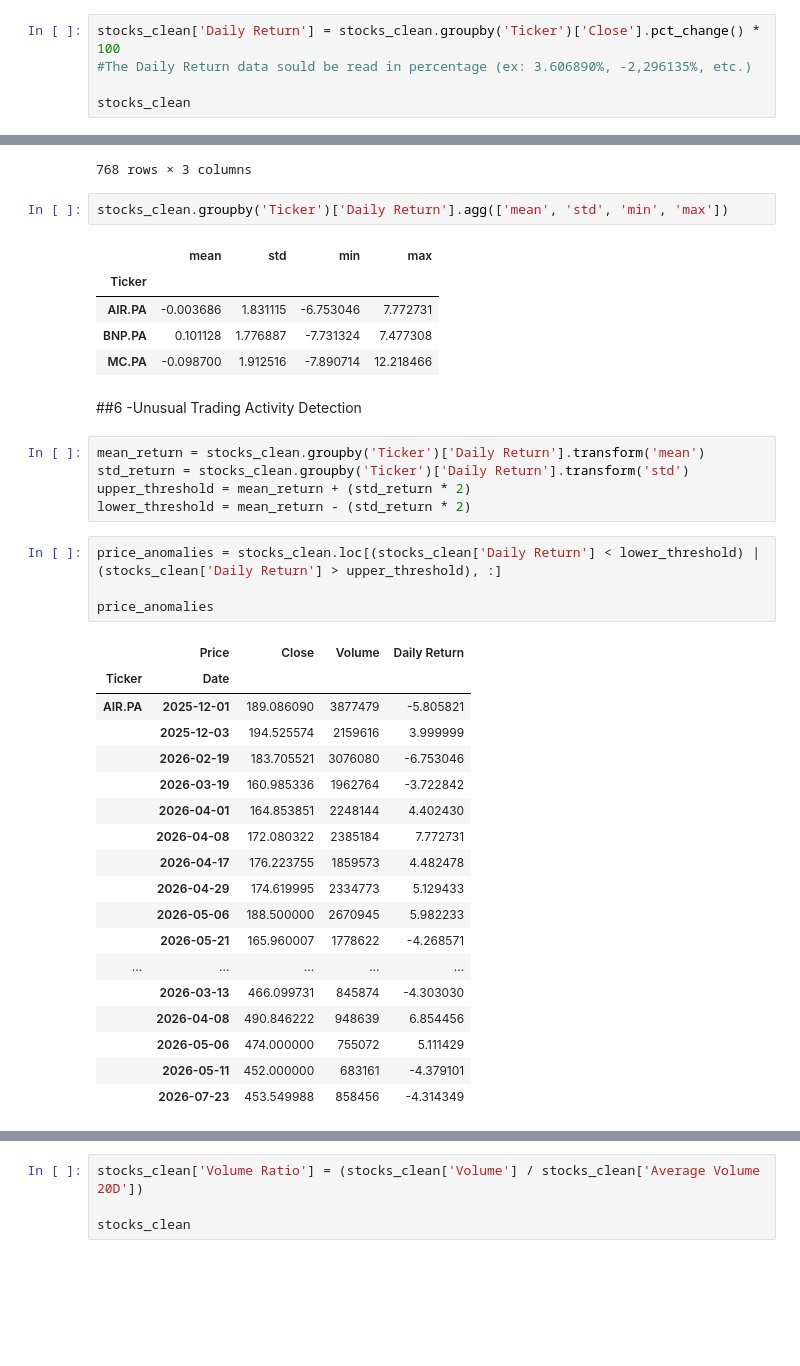
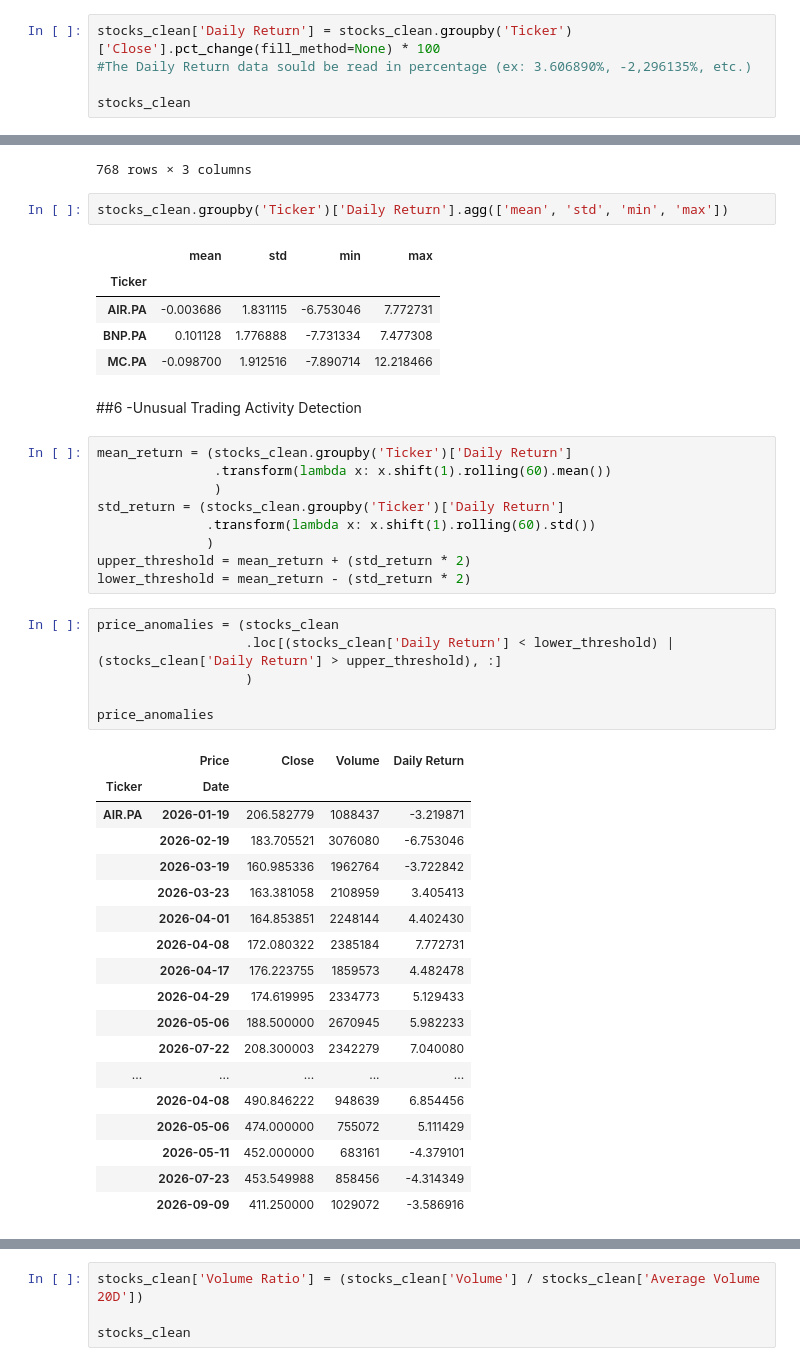
Before and after one commit to plnmrnk/market-activity-anomaly-detector, a Jupyter notebook: market_activity_anomaly_monitor_v0.ipynb, the cells around one changed output, grey strips where cells are left out. Saved outputs shown, nothing was run; the diff lists cells and outputs as text; blank space fills up the shorter version.

```diff
--- a/market_activity_anomaly_monitor_v0.ipynb
+++ b/market_activity_anomaly_monitor_v0.ipynb
@@ -124,7 +124,7 @@ memory usage: 16.4+ KB
 # %% [markdown]
 ##5 - Daily Returns Analysis
 # %%
-stocks_clean['Daily Return'] = stocks_clean.groupby('Ticker')['Close'].pct_change() * 100
+stocks_clean['Daily Return'] = stocks_clean.groupby('Ticker')['Close'].pct_change(fill_method=None) * 100
 #The Daily Return data sould be read in percentage (ex: 3.606890%, -2,296135%, etc.)
 
 stocks_clean
@@ -149,35 +149,41 @@ stocks_clean.groupby('Ticker')['Daily Return'].agg(['mean', 'std', 'min', 'max']
 |  | mean | std | min | max |
 | Ticker |  |  |  |  |
 | AIR.PA | -0.003686 | 1.831115 | -6.753046 | 7.772731 |
-| BNP.PA | 0.101128 | 1.776887 | -7.731324 | 7.477308 |
+| BNP.PA | 0.101128 | 1.776888 | -7.731334 | 7.477308 |
 | MC.PA | -0.098700 | 1.912516 | -7.890714 | 12.218466 |
 # %% [markdown]
 ##6 -Unusual Trading Activity Detection
 # %%
-mean_return = stocks_clean.groupby('Ticker')['Daily Return'].transform('mean')
-std_return = stocks_clean.groupby('Ticker')['Daily Return'].transform('std')
+mean_return = (stocks_clean.groupby('Ticker')['Daily Return']
+               .transform(lambda x: x.shift(1).rolling(60).mean())
+               )
+std_return = (stocks_clean.groupby('Ticker')['Daily Return']
+              .transform(lambda x: x.shift(1).rolling(60).std())
+              )
 upper_threshold = mean_return + (std_return * 2)
 lower_threshold = mean_return - (std_return * 2)
 # %%
-price_anomalies = stocks_clean.loc[(stocks_clean['Daily Return'] < lower_threshold) | (stocks_clean['Daily Return'] > upper_threshold), :]
+price_anomalies = (stocks_clean
+                   .loc[(stocks_clean['Daily Return'] < lower_threshold) | (stocks_clean['Daily Return'] > upper_threshold), :]
+                   )
 
 price_anomalies
 # %% [output]
 |  | Price | Close | Volume | Daily Return |
 | Ticker | Date |  |  |  |
-| AIR.PA | 2025-12-01 | 189.086090 | 3877479 | -5.805821 |
-|  | 2025-12-03 | 194.525574 | 2159616 | 3.999999 |
+| AIR.PA | 2026-01-19 | 206.582779 | 1088437 | -3.219871 |
 |  | 2026-02-19 | 183.705521 | 3076080 | -6.753046 |
 |  | 2026-03-19 | 160.985336 | 1962764 | -3.722842 |
+|  | 2026-03-23 | 163.381058 | 2108959 | 3.405413 |
 |  | 2026-04-01 | 164.853851 | 2248144 | 4.402430 |
 |  | 2026-04-08 | 172.080322 | 2385184 | 7.772731 |
 |  | 2026-04-17 | 176.223755 | 1859573 | 4.482478 |
 |  | 2026-04-29 | 174.619995 | 2334773 | 5.129433 |
 |  | 2026-05-06 | 188.500000 | 2670945 | 5.982233 |
-|  | 2026-05-21 | 165.960007 | 1778622 | -4.268571 |
+|  | 2026-07-22 | 208.300003 | 2342279 | 7.040080 |
 | ... | ... | ... | ... | ... |
-|  | 2026-03-13 | 466.099731 | 845874 | -4.303030 |
 |  | 2026-04-08 | 490.846222 | 948639 | 6.854456 |
 |  | 2026-05-06 | 474.000000 | 755072 | 5.111429 |
 |  | 2026-05-11 | 452.000000 | 683161 | -4.379101 |
 |  | 2026-07-23 | 453.549988 | 858456 | -4.314349 |
+|  | 2026-09-09 | 411.250000 | 1029072 | -3.586916 |
```
Also changed, not shown: parts of 30 cells of this notebook.
